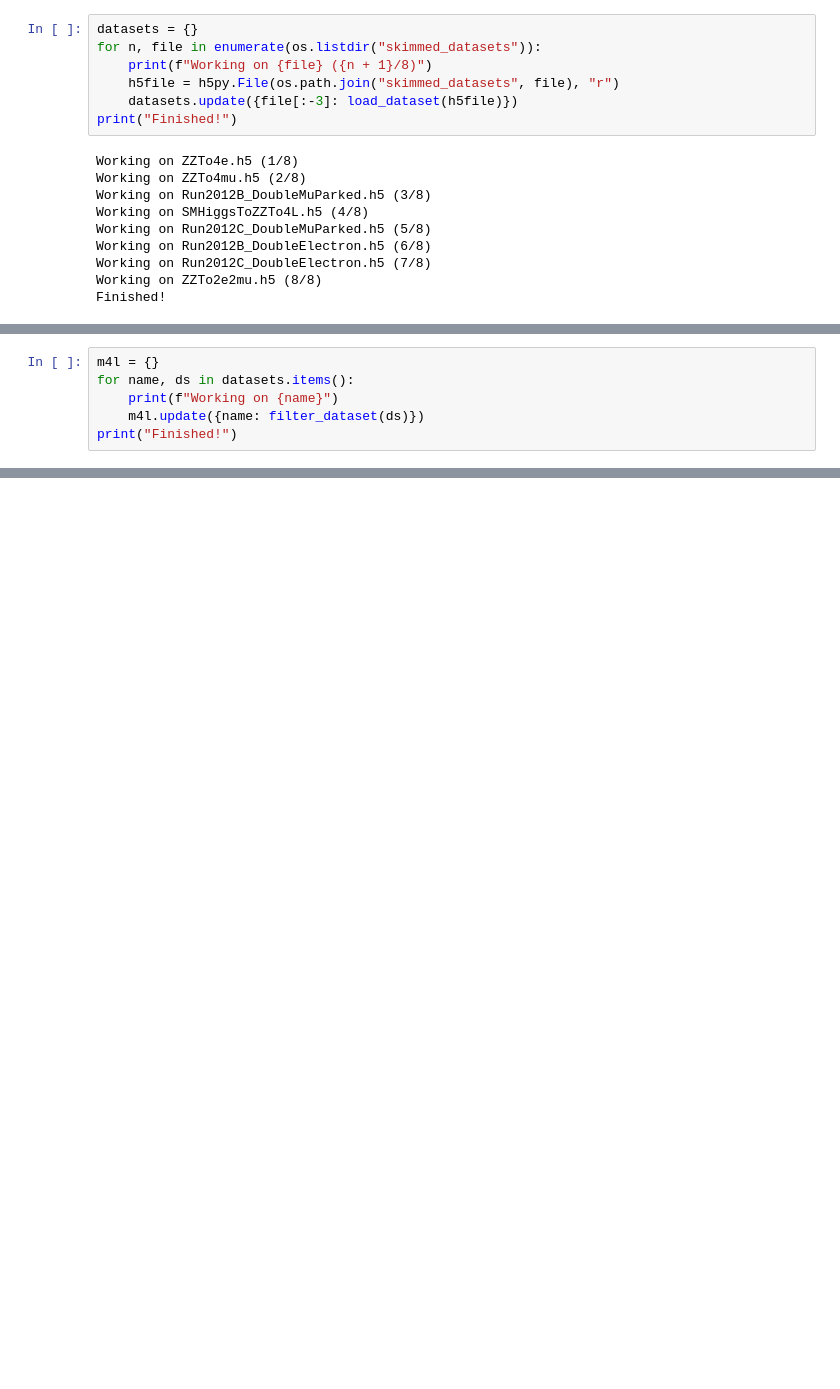
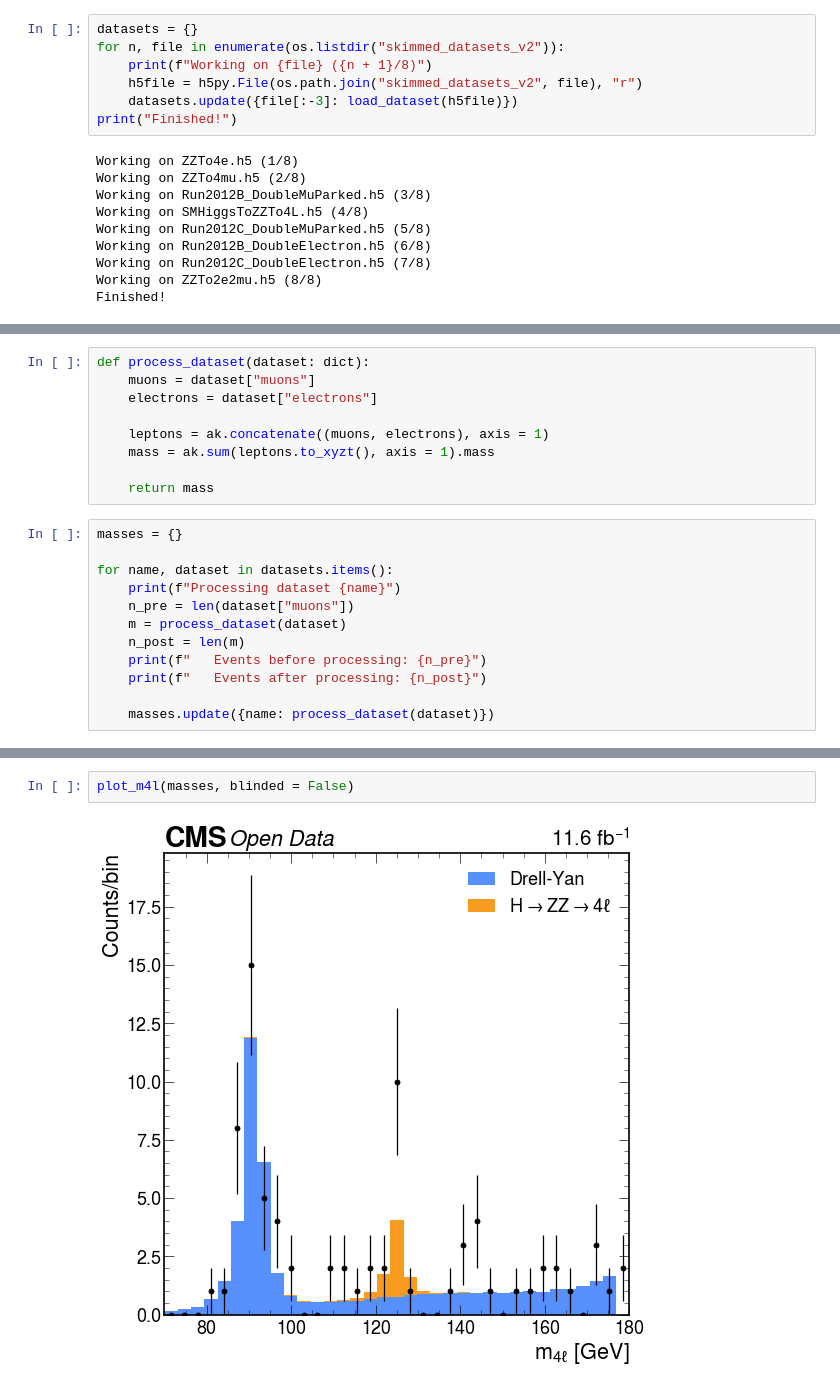
Before and after one commit to guanfacin24/projekttage-HTo4L, a Jupyter notebook: analysis.ipynb, the cells around one changed output, grey strips where cells are left out. Drawn from its saved outputs; the diff is of its cells as text; blank space fills up the shorter version.

```diff
--- a/analysis.ipynb
+++ b/analysis.ipynb
@@ -14,8 +12,8 @@ Als nächstes laden wir die Daten. Dies kann einige Minuten dauern, da **mehrere
 # %%
 datasets = {}
-for n, file in enumerate(os.listdir("skimmed_datasets")):
+for n, file in enumerate(os.listdir("skimmed_datasets_v2")):
     print(f"Working on {file} ({n + 1}/8)")
-    h5file = h5py.File(os.path.join("skimmed_datasets", file), "r")
+    h5file = h5py.File(os.path.join("skimmed_datasets_v2", file), "r")
     datasets.update({file[:-3]: load_dataset(h5file)})
 print("Finished!")
 # %% [output]
@@ -125,6 +89,0 @@ def filter_dataset(ds: dict):
-# %%
-m4l = {}
-for name, ds in datasets.items():
-    print(f"Working on {name}")
-    m4l.update({name: filter_dataset(ds)})
-print("Finished!")
@@ -148,0 +90,21 @@ Finished!
+# %%
+def process_dataset(dataset: dict):
+    muons = dataset["muons"]
+    electrons = dataset["electrons"]
+
+    leptons = ak.concatenate((muons, electrons), axis = 1)
+    mass = ak.sum(leptons.to_xyzt(), axis = 1).mass
+
+    return mass
+# %%
+masses = {}
+
+for name, dataset in datasets.items():
+    print(f"Processing dataset {name}")
+    n_pre = len(dataset["muons"])
+    m = process_dataset(dataset)
+    n_post = len(m)
+    print(f"   Events before processing: {n_pre}")
+    print(f"   Events after processing: {n_post}")
+
+    masses.update({name: process_dataset(dataset)})
@@ -181,0 +182,4 @@ plt.show()
+# %%
+plot_m4l(masses, blinded = False)
+# %% [output]
+[figure, added]
```
Also changed, not shown: parts of 7 cells of this notebook, 1 other file.
